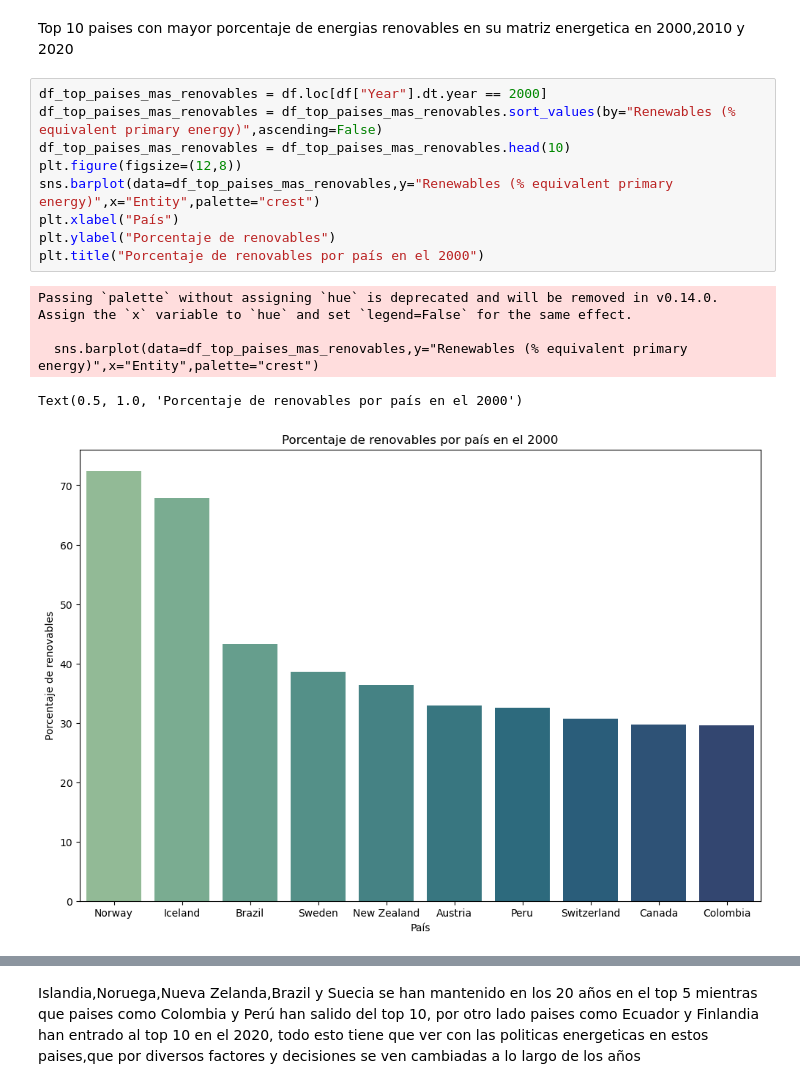
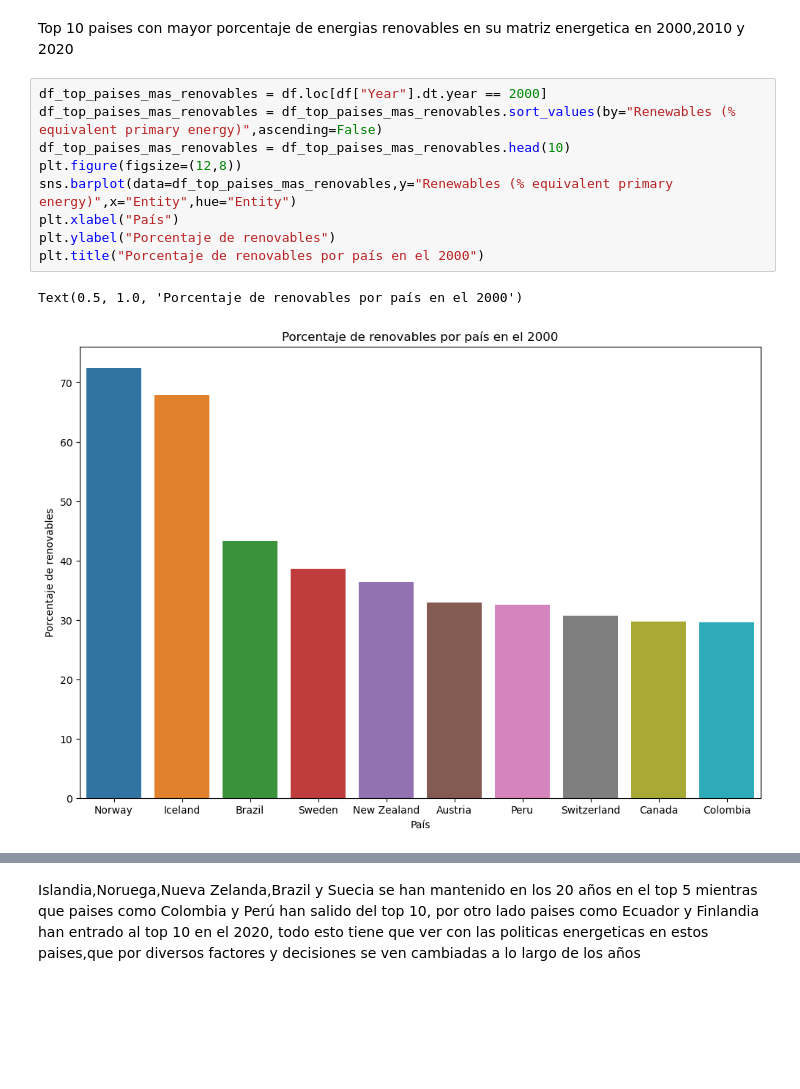
Before and after one commit to diegocv00/codes, a Jupyter notebook: Consumo_energetico/Consumo_energetico.ipynb, the cells around one changed output, grey strips where cells are left out. Cells and saved outputs as stored; diff of their text form; blank space fills up the shorter version.

```diff
--- a/Consumo_energetico/Consumo_energetico.ipynb
+++ b/Consumo_energetico/Consumo_energetico.ipynb
@@ -311,18 +311,15 @@ Top 10 paises con mayor porcentaje de energias renovables en su matriz energetic
 # %%
 df_top_paises_mas_renovables = df.loc[df["Year"].dt.year == 2000]
 df_top_paises_mas_renovables = df_top_paises_mas_renovables.sort_values(by="Renewables (% equivalent primary energy)",ascending=False)
 df_top_paises_mas_renovables = df_top_paises_mas_renovables.head(10)
 plt.figure(figsize=(12,8))
-sns.barplot(data=df_top_paises_mas_renovables,y="Renewables (% equivalent primary energy)",x="Entity",palette="crest")
+sns.barplot(data=df_top_paises_mas_renovables,y="Renewables (% equivalent primary energy)",x="Entity",hue="Entity")
 plt.xlabel("País")
 plt.ylabel("Porcentaje de renovables")
 plt.title("Porcentaje de renovables por país en el 2000")
 # %% [output]
-Passing `palette` without assigning `hue` is deprecated and will be removed in v0.14.0. Assign the `x` variable to `hue` and set `legend=False` for the same effect.
-
-  sns.barplot(data=df_top_paises_mas_renovables,y="Renewables (% equivalent primary energy)",x="Entity",palette="crest")
+Text(0.5, 1.0, 'Porcentaje de renovables por país en el 2000')
-Text(0.5, 1.0, 'Porcentaje de renovables por país en el 2000')
-[figure, old version]
+[figure, new version]
 # %%
 df_top_paises_mas_renovables = df.loc[df["Year"].dt.year == 2010]
 df_top_paises_mas_renovables = df_top_paises_mas_renovables.sort_values(by="Renewables (% equivalent primary energy)",ascending=False)
```
Also changed, not shown: parts of 5 cells of this notebook.
